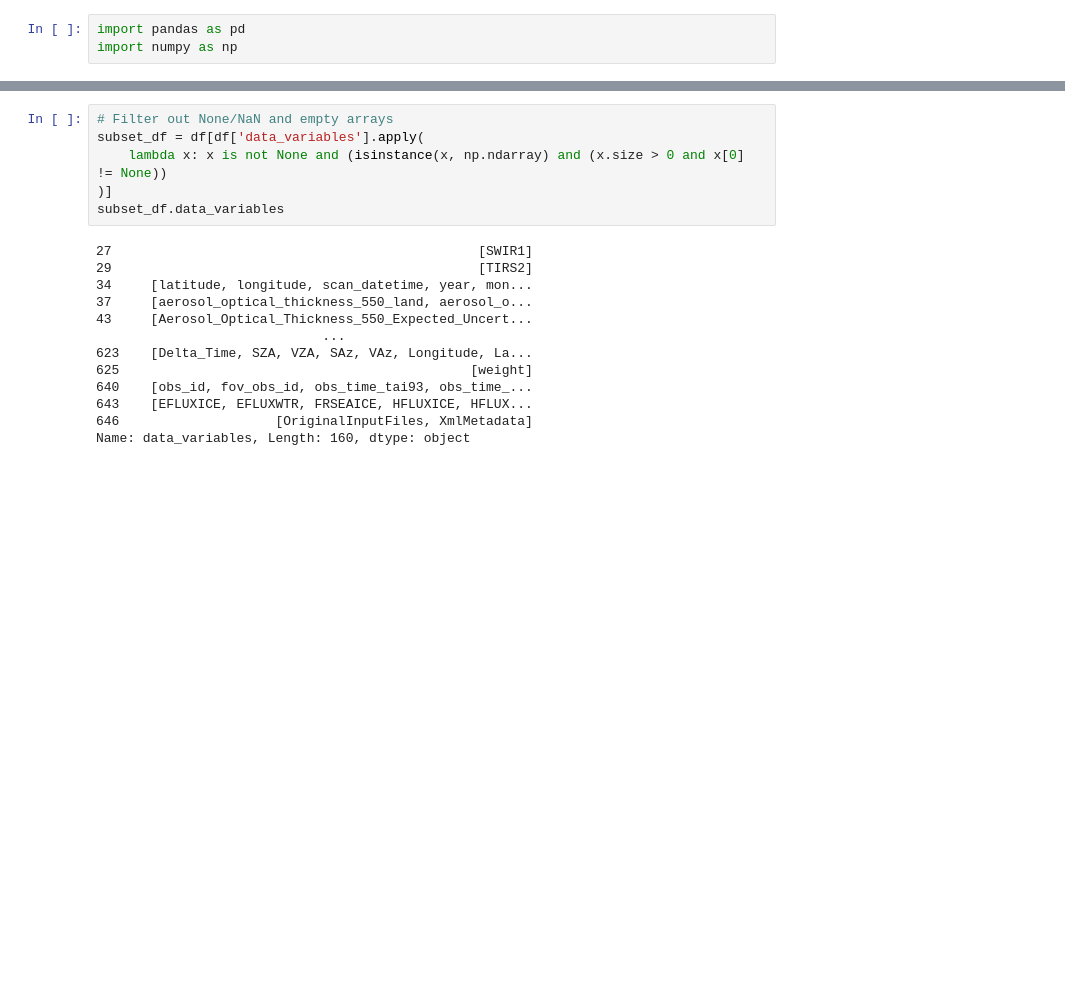
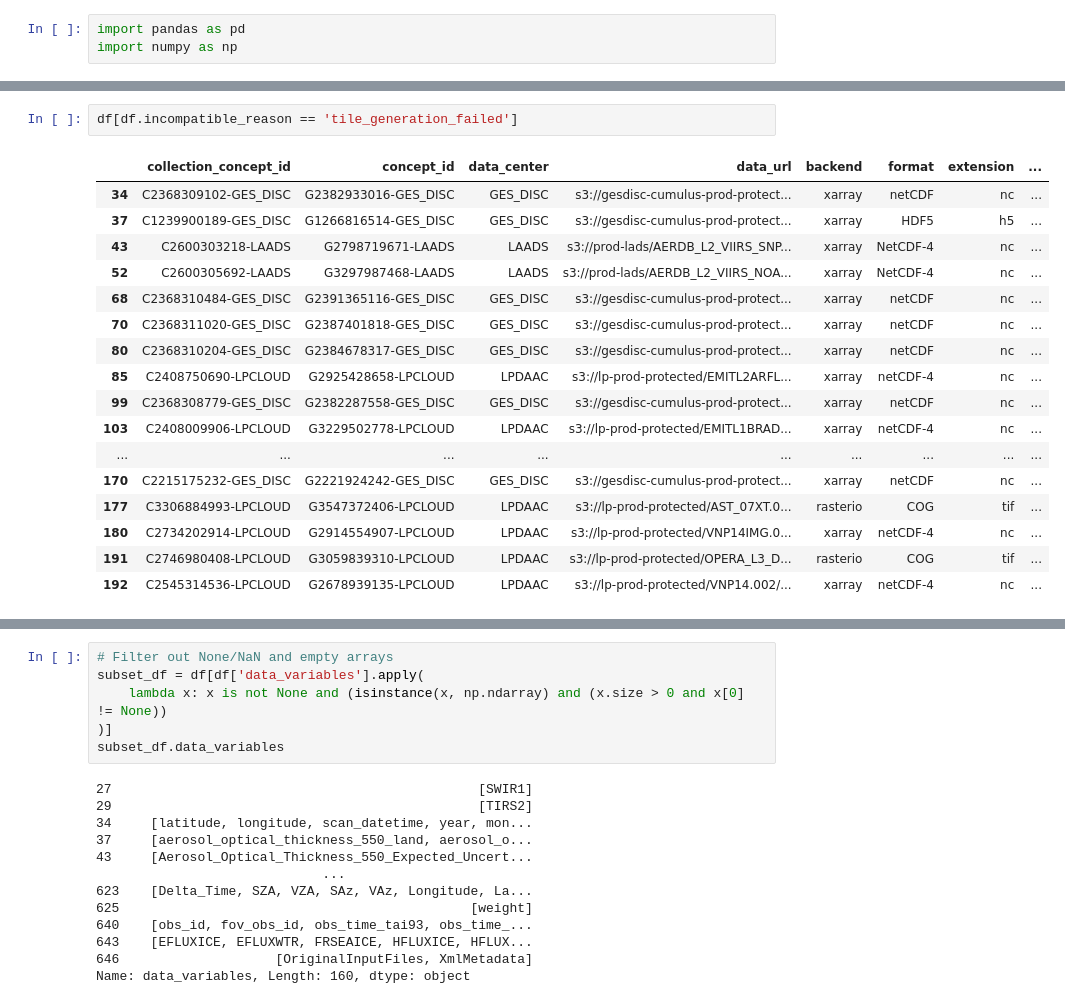
Before and after one commit to developmentseed/titiler-cmr-compatibility, a Jupyter notebook: read_results.ipynb, the cells around one changed output, grey strips where cells are left out. Cells and saved outputs as stored; diff of their text form; blank space fills up the shorter version.

```diff
--- a/read_results.ipynb
+++ b/read_results.ipynb
@@ -26 +25,21 @@ print(counts)
+# %%
+df[df.incompatible_reason == 'tile_generation_failed']
+# %% [output]
+|  | collection_concept_id | concept_id | data_center | data_url | backend | format | extension | ... |
+| 34 | C2368309102-GES_DISC | G2382933016-GES_DISC | GES_DISC | s3://gesdisc-cumulus-prod-protect... | xarray | netCDF | nc | ... |
+| 37 | C1239900189-GES_DISC | G1266816514-GES_DISC | GES_DISC | s3://gesdisc-cumulus-prod-protect... | xarray | HDF5 | h5 | ... |
+| 43 | C2600303218-LAADS | G2798719671-LAADS | LAADS | s3://prod-lads/AERDB_L2_VIIRS_SNP... | xarray | NetCDF-4 | nc | ... |
+| 52 | C2600305692-LAADS | G3297987468-LAADS | LAADS | s3://prod-lads/AERDB_L2_VIIRS_NOA... | xarray | NetCDF-4 | nc | ... |
+| 68 | C2368310484-GES_DISC | G2391365116-GES_DISC | GES_DISC | s3://gesdisc-cumulus-prod-protect... | xarray | netCDF | nc | ... |
+| 70 | C2368311020-GES_DISC | G2387401818-GES_DISC | GES_DISC | s3://gesdisc-cumulus-prod-protect... | xarray | netCDF | nc | ... |
+| 80 | C2368310204-GES_DISC | G2384678317-GES_DISC | GES_DISC | s3://gesdisc-cumulus-prod-protect... | xarray | netCDF | nc | ... |
+| 85 | C2408750690-LPCLOUD | G2925428658-LPCLOUD | LPDAAC | s3://lp-prod-protected/EMITL2ARFL... | xarray | netCDF-4 | nc | ... |
+| 99 | C2368308779-GES_DISC | G2382287558-GES_DISC | GES_DISC | s3://gesdisc-cumulus-prod-protect... | xarray | netCDF | nc | ... |
+| 103 | C2408009906-LPCLOUD | G3229502778-LPCLOUD | LPDAAC | s3://lp-prod-protected/EMITL1BRAD... | xarray | netCDF-4 | nc | ... |
+| ... | ... | ... | ... | ... | ... | ... | ... | ... |
+| 170 | C2215175232-GES_DISC | G2221924242-GES_DISC | GES_DISC | s3://gesdisc-cumulus-prod-protect... | xarray | netCDF | nc | ... |
+| 177 | C3306884993-LPCLOUD | G3547372406-LPCLOUD | LPDAAC | s3://lp-prod-protected/AST_07XT.0... | rasterio | COG | tif | ... |
+| 180 | C2734202914-LPCLOUD | G2914554907-LPCLOUD | LPDAAC | s3://lp-prod-protected/VNP14IMG.0... | xarray | netCDF-4 | nc | ... |
+| 191 | C2746980408-LPCLOUD | G3059839310-LPCLOUD | LPDAAC | s3://lp-prod-protected/OPERA_L3_D... | rasterio | COG | tif | ... |
+| 192 | C2545314536-LPCLOUD | G2678939135-LPCLOUD | LPDAAC | s3://lp-prod-protected/VNP14.002/... | xarray | netCDF-4 | nc | ... |
 # %%
```
Also changed, not shown: parts of 4 cells of this notebook, 3 other files.
